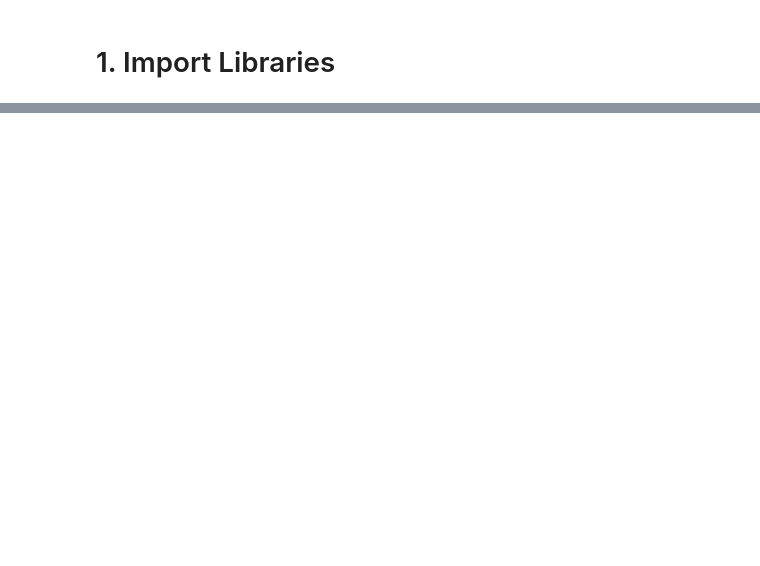
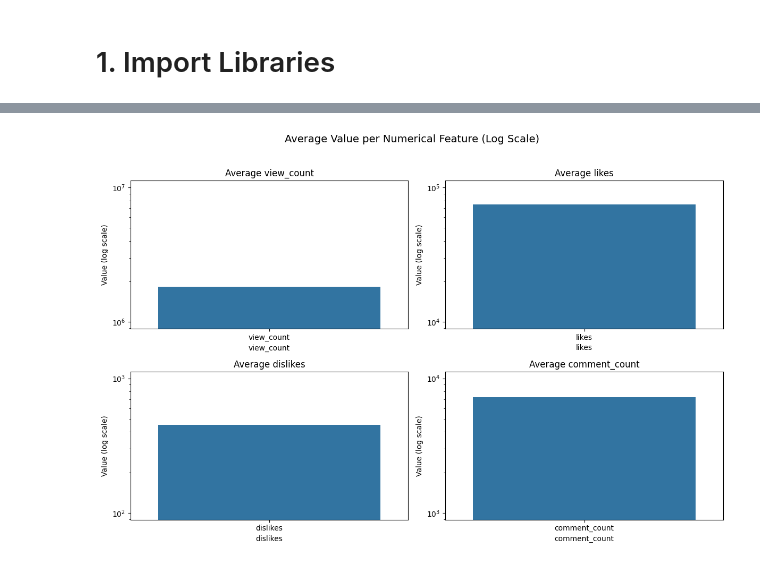
Before and after one commit to Shah-king/AI-Trendspotter, a Jupyter notebook: notebooks/KR_Notebooks.ipynb, the cells around one changed output, grey strips where cells are left out. Saved outputs shown, nothing was run; the diff lists cells and outputs as text; code cells hidden in the pictures; blank space fills up the shorter version.

```diff
--- a/notebooks/KR_Notebooks.ipynb
+++ b/notebooks/KR_Notebooks.ipynb
@@ -106,12 +4,0 @@ for col in ['view_count', 'likes', 'dislikes', 'comment_count']:
-# %%
-import seaborn as sns
-import matplotlib.pyplot as plt
-
-for col in ['log_view_count', 'log_likes', 'log_dislikes', 'log_comment_count']:
-    plt.figure(figsize=(8, 4))
-    sns.histplot(df[col], bins=50)
-    plt.title(f'Distribution of {col}')
-    plt.xlabel(col)
-    plt.ylabel('Frequency')
-    plt.xlim(0, 20) # adjust if needed
-    plt.show()
@@ -333,0 +82,6 @@ Will choose 'Random Forest' -- strongest F1-score for viral class (1), better re
+# %%
+# Feature Understanding: Review columns, unique values, and data types
+print("\nColumn Names:", youtube_data_KR.columns.tolist())
+print("\nUnique values in each column:")
+for col in youtube_data_KR.columns:
+    print(f"{col}: {youtube_data_KR[col].nunique()} unique values")
@@ -333,0 +108,25 @@ Will choose 'Random Forest' -- strongest F1-score for viral class (1), better re
+# %%
+# Univariate Analysis: Distributions of numerical features
+import matplotlib.pyplot as plt
+import seaborn as sns
+import numpy as np
+
+cols = ['view_count', 'likes', 'dislikes', 'comment_count']
+
+# Create subplots (2 rows, 2 columns) for feature averages on log scale
+fig, axes = plt.subplots(2, 2, figsize = (12, 8))
+fig.suptitle("Average Value per Numerical Feature (Log Scale)", fontsize = 14)
+axes = axes.flatten()
+
+for i, col in enumerate(cols):
+    avg_value = youtube_data_KR[col].mean()
+    sns.barplot(x=[col], y = [avg_value], ax = axes[i])
+    axes[i].set_yscale("log")
+    axes[i].set_title(f"Average {col}")
+    axes[i].set_ylabel("Value (log scale)")
+    axes[i].set_xlabel(col)
+
+plt.tight_layout(rect=[0, 0, 1, 0.96])
+plt.show()
+# %% [output]
+[figure, added]
```
Also changed, not shown: parts of 54 cells of this notebook.
